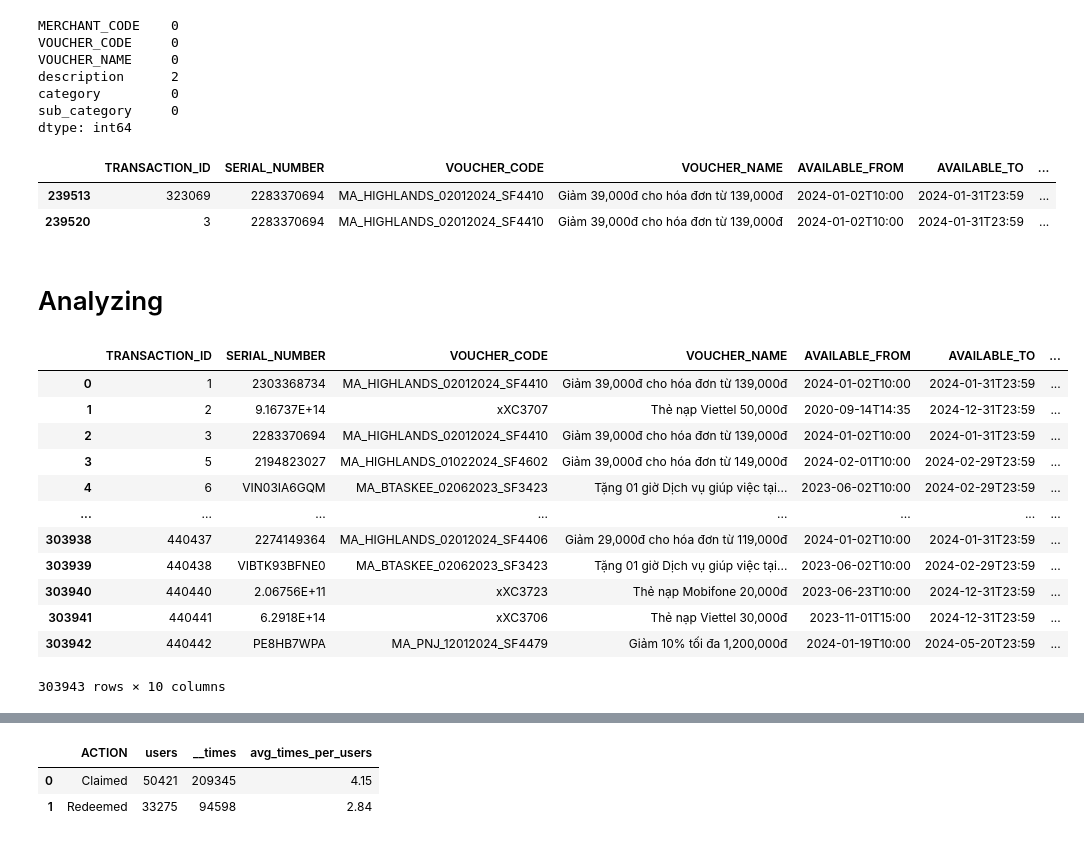
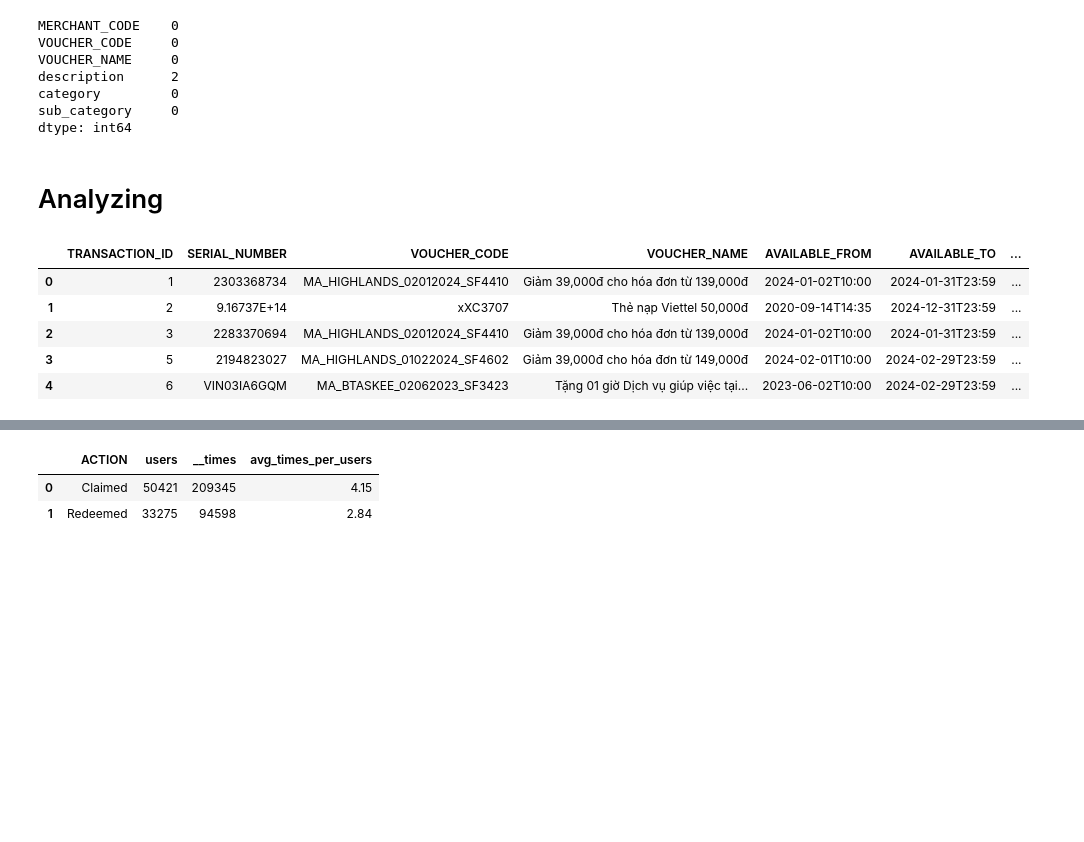
Before and after one commit to hoangsuperpower/myproject, a Jupyter notebook: SDA.ipynb, the cells around one changed output, grey strips where cells are left out. Saved outputs shown, nothing was run; the diff lists cells and outputs as text; code cells hidden in the pictures; blank space fills up the shorter version.

```diff
--- a/SDA.ipynb
+++ b/SDA.ipynb
@@ -578,16 +577,6 @@ description      2
 category         0
 sub_category     0
 dtype: int64
-# %%
-df_fact[
-    (df_fact['USER_ID'] == 'b1ebc3') &
-    (df_fact['VOUCHER_CODE'] == 'MA_HIGHLANDS_02012024_SF4410') &
-    (df_fact['SERIAL_NUMBER'] == 2283370694)
-]
-# %% [output]
-|  | TRANSACTION_ID | SERIAL_NUMBER | VOUCHER_CODE | VOUCHER_NAME | AVAILABLE_FROM | AVAILABLE_TO | ... |
-| 239513 | 323069 | 2283370694 | MA_HIGHLANDS_02012024_SF4410 | Giảm 39,000đ cho hóa đơn từ 139,000đ | 2024-01-02T10:00 | 2024-01-31T23:59 | ... |
-| 239520 | 3 | 2283370694 | MA_HIGHLANDS_02012024_SF4410 | Giảm 39,000đ cho hóa đơn từ 139,000đ | 2024-01-02T10:00 | 2024-01-31T23:59 | ... |
 # %%
 # Save all csv and ingest to powerBi for dashboard
 
@@ -602,26 +591,19 @@ df_fact[
 # %%
 try:
     df_fact = pd.read_csv(r'C:\Users\CPU11988_LOCAL\OneDrive\Download\df_fact.csv')
 except:
     df_fact = pd.read_csv(r'C:\Users\hoang\OneDrive\Download\df_fact.csv')
 
 df_fact['CALENDAR_DIM_ID'] = pd.to_datetime(df_fact['CALENDAR_DIM_ID'])
 
-df_fact
+df_fact.head(5)
 # %% [output]
 |  | TRANSACTION_ID | SERIAL_NUMBER | VOUCHER_CODE | VOUCHER_NAME | AVAILABLE_FROM | AVAILABLE_TO | ... |
 | 0 | 1 | 2303368734 | MA_HIGHLANDS_02012024_SF4410 | Giảm 39,000đ cho hóa đơn từ 139,000đ | 2024-01-02T10:00 | 2024-01-31T23:59 | ... |
 | 1 | 2 | 9.16737E+14 | xXC3707 | Thẻ nạp Viettel 50,000đ | 2020-09-14T14:35 | 2024-12-31T23:59 | ... |
 | 2 | 3 | 2283370694 | MA_HIGHLANDS_02012024_SF4410 | Giảm 39,000đ cho hóa đơn từ 139,000đ | 2024-01-02T10:00 | 2024-01-31T23:59 | ... |
 | 3 | 5 | 2194823027 | MA_HIGHLANDS_01022024_SF4602 | Giảm 39,000đ cho hóa đơn từ 149,000đ | 2024-02-01T10:00 | 2024-02-29T23:59 | ... |
 | 4 | 6 | VIN03IA6GQM | MA_BTASKEE_02062023_SF3423 | Tặng 01 giờ Dịch vụ giúp việc tại... | 2023-06-02T10:00 | 2024-02-29T23:59 | ... |
-| ... | ... | ... | ... | ... | ... | ... | ... |
-| 303938 | 440437 | 2274149364 | MA_HIGHLANDS_02012024_SF4406 | Giảm 29,000đ cho hóa đơn từ 119,000đ | 2024-01-02T10:00 | 2024-01-31T23:59 | ... |
-| 303939 | 440438 | VIBTK93BFNE0 | MA_BTASKEE_02062023_SF3423 | Tặng 01 giờ Dịch vụ giúp việc tại... | 2023-06-02T10:00 | 2024-02-29T23:59 | ... |
-| 303940 | 440440 | 2.06756E+11 | xXC3723 | Thẻ nạp Mobifone 20,000đ | 2023-06-23T10:00 | 2024-12-31T23:59 | ... |
-| 303941 | 440441 | 6.2918E+14 | xXC3706 | Thẻ nạp Viettel 30,000đ | 2023-11-01T15:00 | 2024-12-31T23:59 | ... |
-| 303942 | 440442 | PE8HB7WPA | MA_PNJ_12012024_SF4479 | Giảm 10% tối đa 1,200,000đ | 2024-01-19T10:00 | 2024-05-20T23:59 | ... |
-303943 rows × 10 columns
 # %%
 try:
     df_merchant_sum_up = pd.read_csv(r'C:\Users\CPU11988_LOCAL\OneDrive\Download\df_merchant_sum_up.csv')
```
Also changed, not shown: parts of 16 cells of this notebook.
